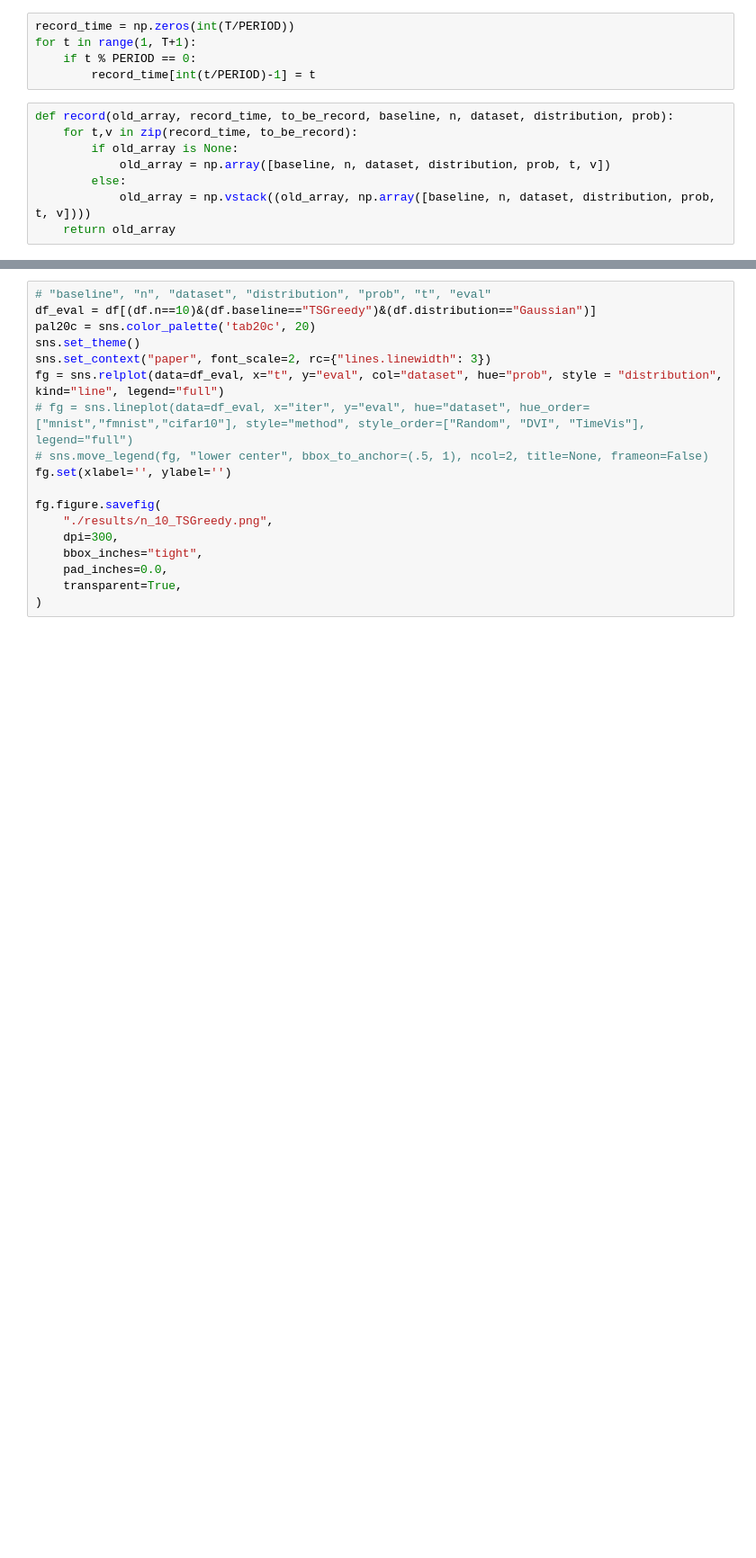
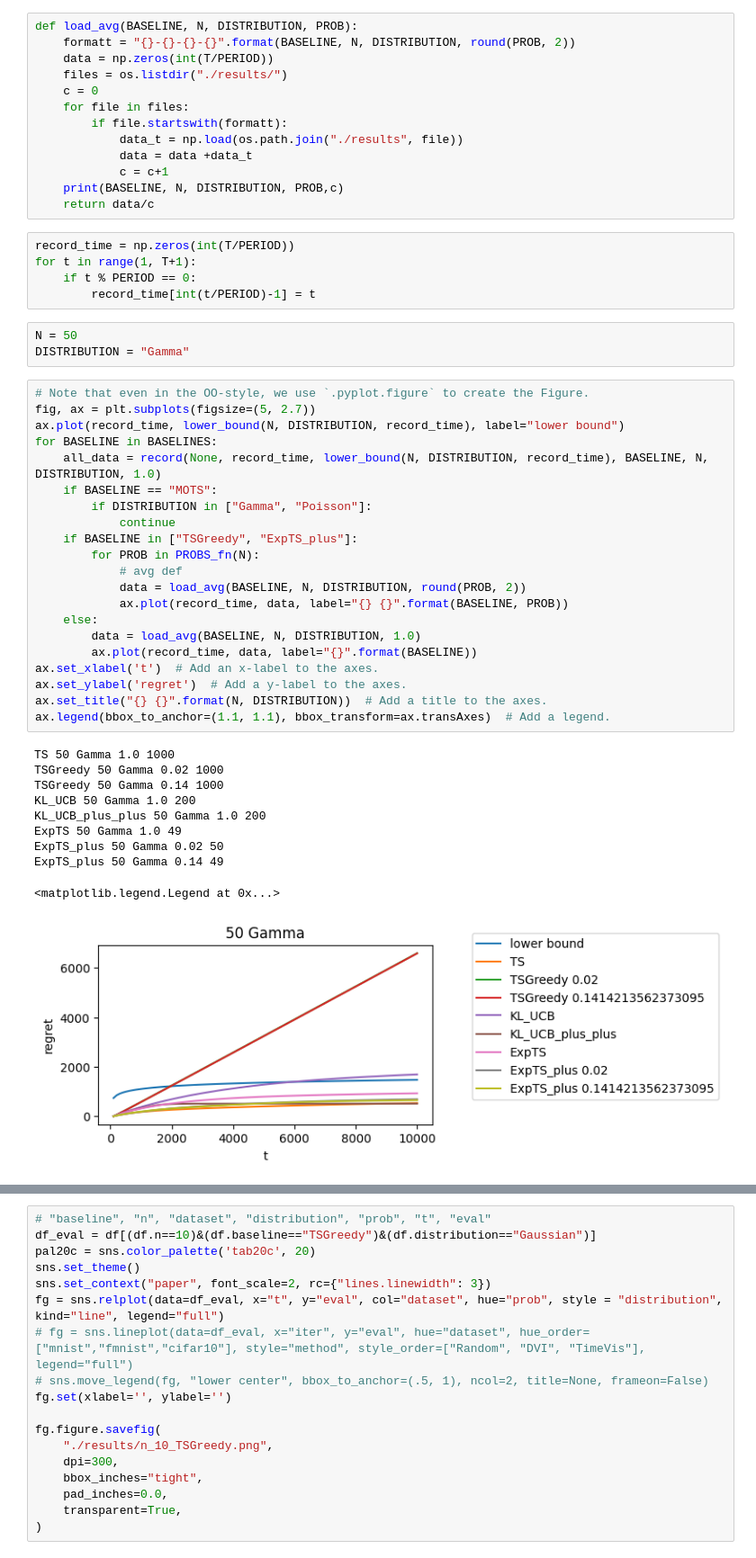
Before and after one commit to xianglinyang/TS, a Jupyter notebook: plot.ipynb, the cells around one changed output, grey strips where cells are left out. Shown: that part at 90% size. Cells and saved outputs as stored; diff of their text form; blank space fills up the shorter version.

```diff
--- a/plot.ipynb
+++ b/plot.ipynb
@@ -7,14 +41,54 @@ from config import *
+# %%
+def load_avg(BASELINE, N, DISTRIBUTION, PROB):
+    formatt = "{}-{}-{}-{}".format(BASELINE, N, DISTRIBUTION, round(PROB, 2))
+    data = np.zeros(int(T/PERIOD))
+    files = os.listdir("./results/")
+    c = 0
+    for file in files:
+        if file.startswith(formatt):
+            data_t = np.load(os.path.join("./results", file))
+            data = data +data_t
+            c = c+1
+    print(BASELINE, N, DISTRIBUTION, PROB,c)
+    return data/c
 # %%
 record_time = np.zeros(int(T/PERIOD))
 for t in range(1, T+1):
     if t % PERIOD == 0:
         record_time[int(t/PERIOD)-1] = t
-# %%
-def record(old_array, record_time, to_be_record, baseline, n, dataset, distribution, prob):
-    for t,v in zip(record_time, to_be_record):
-        if old_array is None:
-            old_array = np.array([baseline, n, dataset, distribution, prob, t, v])
-        else:
-            old_array = np.vstack((old_array, np.array([baseline, n, dataset, distribution, prob, t, v])))
-    return old_array
+# %%
+N = 50
+DISTRIBUTION = "Gamma"
+# %%
+# Note that even in the OO-style, we use `.pyplot.figure` to create the Figure.
+fig, ax = plt.subplots(figsize=(5, 2.7))
+ax.plot(record_time, lower_bound(N, DISTRIBUTION, record_time), label="lower bound")
+for BASELINE in BASELINES:
+    all_data = record(None, record_time, lower_bound(N, DISTRIBUTION, record_time), BASELINE, N, DISTRIBUTION, 1.0)
+    if BASELINE == "MOTS":
+        if DISTRIBUTION in ["Gamma", "Poisson"]:
+            continue
+    if BASELINE in ["TSGreedy", "ExpTS_plus"]:
+        for PROB in PROBS_fn(N):
+            # avg def
+            data = load_avg(BASELINE, N, DISTRIBUTION, round(PROB, 2))
+            ax.plot(record_time, data, label="{} {}".format(BASELINE, PROB))
+    else:
+        data = load_avg(BASELINE, N, DISTRIBUTION, 1.0)
+        ax.plot(record_time, data, label="{}".format(BASELINE))
+ax.set_xlabel('t')  # Add an x-label to the axes.
+ax.set_ylabel('regret')  # Add a y-label to the axes.
+ax.set_title("{} {}".format(N, DISTRIBUTION))  # Add a title to the axes.
+ax.legend(bbox_to_anchor=(1.1, 1.1), bbox_transform=ax.transAxes)  # Add a legend.
+# %% [output]
+TS 50 Gamma 1.0 1000
+TSGreedy 50 Gamma 0.02 1000
+TSGreedy 50 Gamma 0.14 1000
+KL_UCB 50 Gamma 1.0 200
+KL_UCB_plus_plus 50 Gamma 1.0 200
+ExpTS 50 Gamma 1.0 49
+ExpTS_plus 50 Gamma 0.02 50
+ExpTS_plus 50 Gamma 0.14 49
+<matplotlib.legend.Legend at 0x...>
+[figure, added]
 # %%
```
Also changed, not shown: parts of 8 cells of this notebook.
